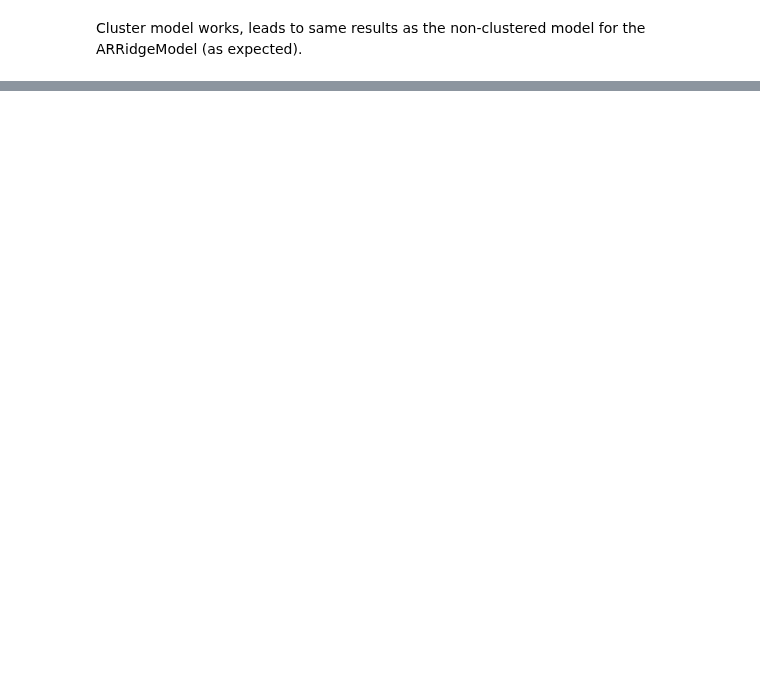
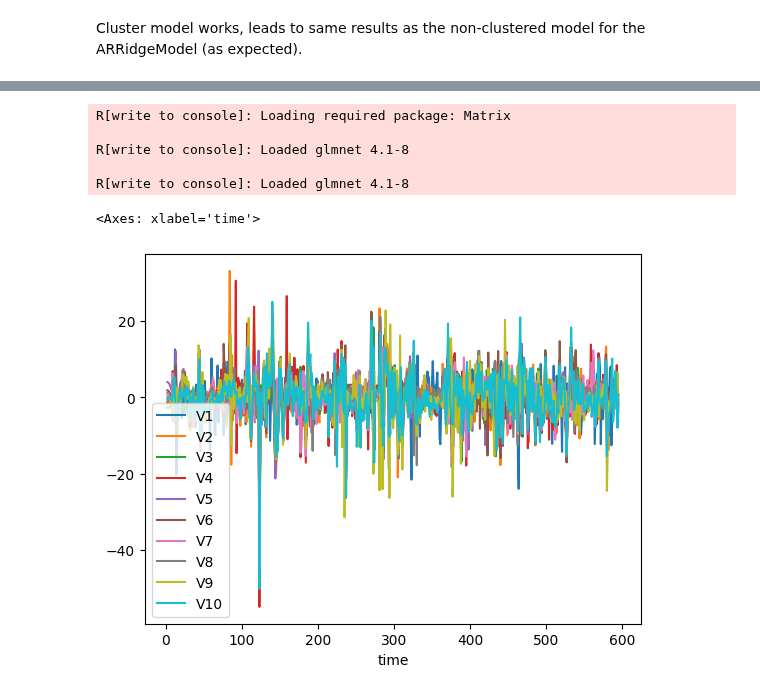
Before and after one commit to Gogonemnem/ensai-assignments, a Jupyter notebook: python_notebooks/crossval.ipynb, the cells around one changed output, grey strips where cells are left out. Saved outputs shown, nothing was run; the diff lists cells and outputs as text; code cells hidden in the pictures; blank space fills up the shorter version.

```diff
--- a/python_notebooks/crossval.ipynb
+++ b/python_notebooks/crossval.ipynb
@@ -548,0 +668,14 @@ Cluster model works, leads to same results as the non-clustered model for the AR
+# %%
+model.fit(df_train.iloc[:, :10])
+# %% [output]
+R[write to console]: Loading required package: Matrix
+
+R[write to console]: Loaded glmnet 4.1-8
+
+R[write to console]: Loaded glmnet 4.1-8
+# %%
+y_hat = model.predict(df_train.iloc[:, :10])
+(df_train.iloc[1:, :10] - y_hat).plot()
+# %% [output]
+<Axes: xlabel='time'>
+[figure, added]
```
Also changed, not shown: parts of 21 cells of this notebook.
